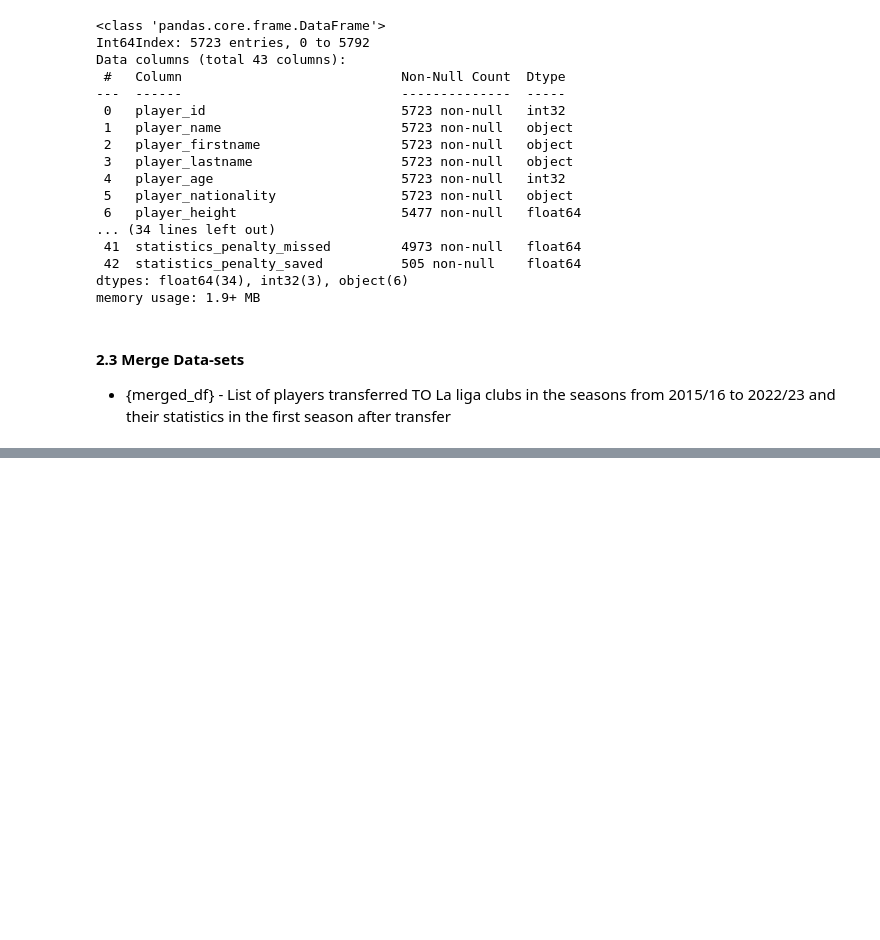
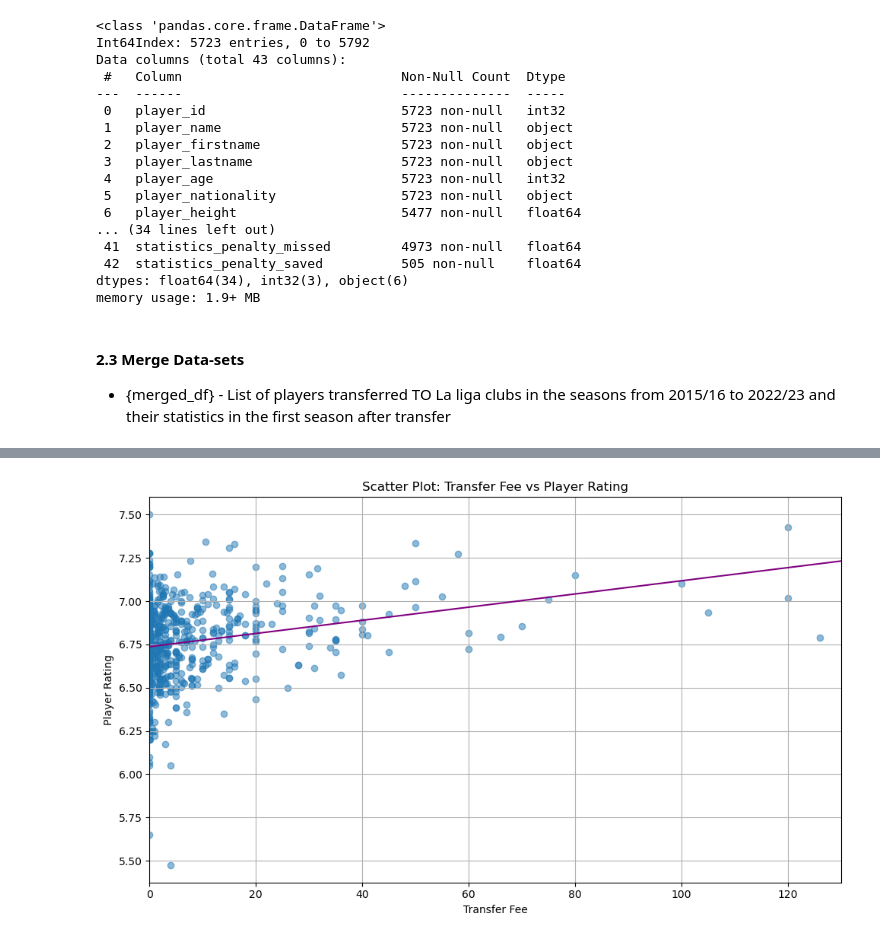
Before and after one commit to adrianmadry/la_liga_transfers, a Jupyter notebook: data_analysis.ipynb, the cells around one changed output, grey strips where cells are left out. Saved outputs shown, nothing was run; the diff lists cells and outputs as text; code cells hidden in the pictures; blank space fills up the shorter version.

```diff
--- a/data_analysis.ipynb
+++ b/data_analysis.ipynb
@@ -67,7 +75,7 @@ memory usage: 2.3+ MB
 | 4 | 161.0 | 122740.0 | J. Torres | 2019-08-29 00:00:00 | N/A | 716.0 | ... |
 # %%
 # Drop unnecessary columns
-df_transfers = df_transfers.drop(df_transfers.columns[[0, 7, 10]], axis=1)
+df_transfers = df_transfers.drop(['F1', 'transfers#teams#in#logo', 'transfers#teams#out#logo'], axis=1)
 
 # Get rid of duplicated rows
 df_transfers.drop_duplicates(inplace=True)
@@ -76,7 +84,7 @@ df_transfers.drop_duplicates(inplace=True)
 df_transfers.columns = [col.replace('#', '_') for col in df_transfers.columns]
 
 # Drop empty data from 'teams in' columns
-df_transfers = df_transfers.dropna(subset=['transfers_teams_in_id', 'transfers_teams_in_id'])
+df_transfers = df_transfers.dropna(subset=['transfers_teams_in_id', 'transfers_teams_in_id'])  ### IS THIS LINE NECESSERY ??
 # %% [markdown]
 ##### Convert values in 'transfers_type' column
 # %%
@@ -276,0 +389,26 @@ merged_df.describe().round(2)
+# %%
+# Filter out rows with missing transfer fees or player ratings
+filtered_df = merged_df.dropna(subset=['transfer_fee', 'statistics_games_rating'])
+
+# Create a scatter plot
+plt.figure(figsize=(10, 6))
+plt.scatter(filtered_df['transfer_fee'], filtered_df['statistics_games_rating'], alpha=0.5)
+plt.title('Scatter Plot: Transfer Fee vs Player Rating')
+plt.xlabel('Transfer Fee')
+plt.ylabel('Player Rating')
+
+plt.xlim(0, 130)
+
+# Calculate the trend line using linear regression
+slope, intercept, r_value, p_value, std_err = linregress(filtered_df['transfer_fee'], filtered_df['statistics_games_rating'])
+
+x = np.array([0, 130])
+y = slope * x + intercept
+plt.plot(x, y, color='purple', label='Trend Line')
+
+plt.grid(True)
+plt.tight_layout()
+
+plt.show()
+# %% [output]
+[figure, added]
```
Also changed, not shown: parts of 25 cells of this notebook.
